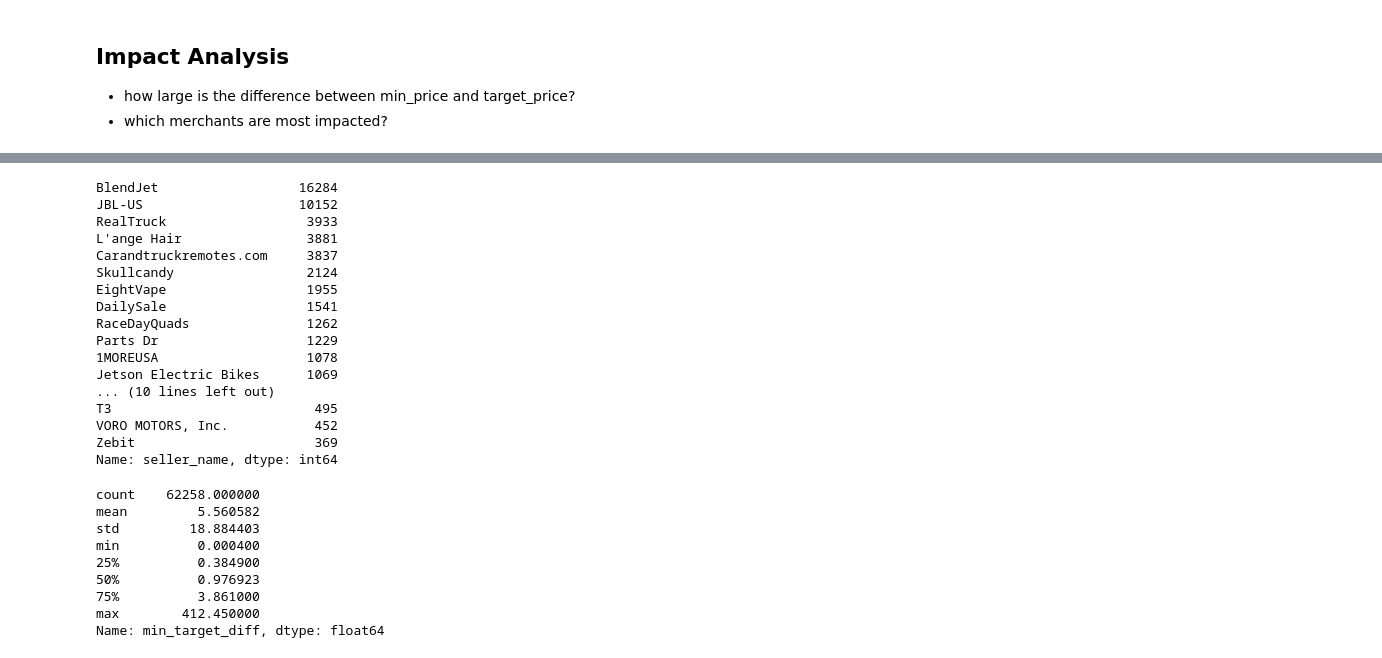
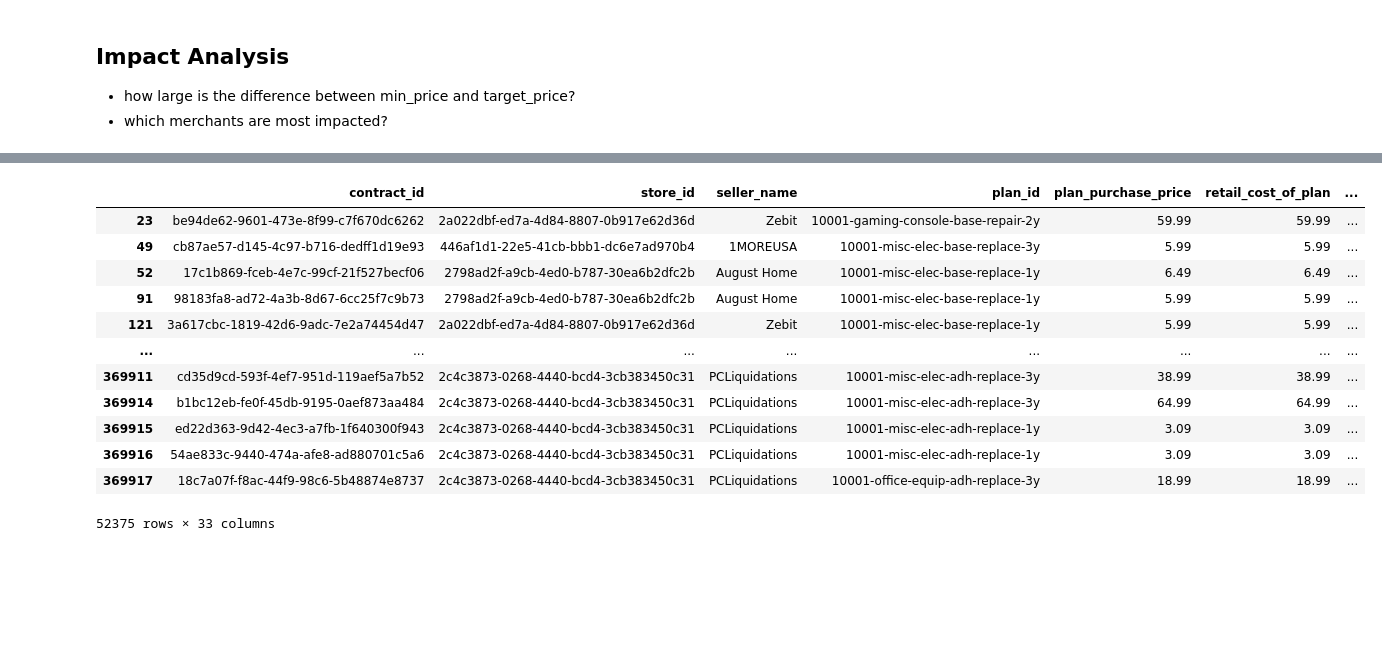
Before and after one commit to vhsieh3/analysis-tools, a Jupyter notebook: notebooks/Price Floor Analysis - Price from product_facts.ipynb, the cells around one changed output, grey strips where cells are left out. Saved outputs shown, nothing was run; the diff lists cells and outputs as text; code cells hidden in the pictures; blank space fills up the shorter version.

```diff
--- a/notebooks/Price Floor Analysis - Price from product_facts.ipynb
+++ b/notebooks/Price Floor Analysis - Price from product_facts.ipynb
@@ -278,0 +180,3 @@ array([5.49, 5.99, 6.49, 6.99, 7.49, 7.99, 8.49, 8.99, 9.49])
+# %%
+df_pf['min_price_rounded'] = df_pf['min_price_0.1'].apply(round_price)
+df_pf['retail_min_rounded_diff'] = abs(df_pf['retail_cost_of_plan'] - df_pf['min_price_rounded'])
@@ -278,0 +203,3 @@ array([5.49, 5.99, 6.49, 6.99, 7.49, 7.99, 8.49, 8.99, 9.49])
+# %%
+df_anom = df_pf[(df_pf['retail_target_diff'] < df_pf['retail_min_rounded_diff']) & (df_pf['retail_min_rounded_diff'] > 5)].sort_values(by='min_target_diff', ascending=False)
+df_anom[price_col+['min_price_rounded']].head()
@@ -278,0 +213,5 @@ array([5.49, 5.99, 6.49, 6.99, 7.49, 7.99, 8.49, 8.99, 9.49])
+# %%
+contracts_ex = df_anom['contract_id'].unique()
+# %%
+df_pf_final = df_pf[~df_pf['contract_id'].isin(contracts_ex)]
+len(df_pf_final)
@@ -315,32 +262,16 @@ df_pf_filt[col_list]
 # %%
-df_pf['seller_name'].value_counts().head(25)
+df_pf_final[df_pf_final['min_target_diff'] < 5] #['seller_name'].value_counts().head(10)
 # %% [output]
+|  | contract_id | store_id | seller_name | plan_id | plan_purchase_price | retail_cost_of_plan | ... |
+| 23 | be94de62-9601-473e-8f99-c7f670dc6262 | 2a022dbf-ed7a-4d84-8807-0b917e62d36d | Zebit | 10001-gaming-console-base-repair-2y | 59.99 | 59.99 | ... |
+| 49 | cb87ae57-d145-4c97-b716-dedff1d19e93 | 446af1d1-22e5-41cb-bbb1-dc6e7ad970b4 | 1MOREUSA | 10001-misc-elec-base-replace-3y | 5.99 | 5.99 | ... |
+| 52 | 17c1b869-fceb-4e7c-99cf-21f527becf06 | 2798ad2f-a9cb-4ed0-b787-30ea6b2dfc2b | August Home | 10001-misc-elec-base-replace-1y | 6.49 | 6.49 | ... |
+| 91 | 98183fa8-ad72-4a3b-8d67-6cc25f7c9b73 | 2798ad2f-a9cb-4ed0-b787-30ea6b2dfc2b | August Home | 10001-misc-elec-base-replace-1y | 5.99 | 5.99 | ... |
+| 121 | 3a617cbc-1819-42d6-9adc-7e2a74454d47 | 2a022dbf-ed7a-4d84-8807-0b917e62d36d | Zebit | 10001-misc-elec-base-replace-1y | 5.99 | 5.99 | ... |
+| ... | ... | ... | ... | ... | ... | ... | ... |
+| 369911 | cd35d9cd-593f-4ef7-951d-119aef5a7b52 | 2c4c3873-0268-4440-bcd4-3cb383450c31 | PCLiquidations | 10001-misc-elec-adh-replace-3y | 38.99 | 38.99 | ... |
+| 369914 | b1bc12eb-fe0f-45db-9195-0aef873aa484 | 2c4c3873-0268-4440-bcd4-3cb383450c31 | PCLiquidations | 10001-misc-elec-adh-replace-3y | 64.99 | 64.99 | ... |
+| 369915 | ed22d363-9d42-4ec3-a7fb-1f640300f943 | 2c4c3873-0268-4440-bcd4-3cb383450c31 | PCLiquidations | 10001-misc-elec-adh-replace-1y | 3.09 | 3.09 | ... |
+| 369916 | 54ae833c-9440-474a-afe8-ad880701c5a6 | 2c4c3873-0268-4440-bcd4-3cb383450c31 | PCLiquidations | 10001-misc-elec-adh-replace-1y | 3.09 | 3.09 | ... |
+| 369917 | 18c7a07f-f8ac-44f9-98c6-5b48874e8737 | 2c4c3873-0268-4440-bcd4-3cb383450c31 | PCLiquidations | 10001-office-equip-adh-replace-3y | 18.99 | 18.99 | ... |
-BlendJet                  16284
-JBL-US                    10152
-RealTruck                  3933
-L'ange Hair                3881
-Carandtruckremotes.com     3837
-Skullcandy                 2124
-EightVape                  1955
-DailySale                  1541
-RaceDayQuads               1262
-Parts Dr                   1229
-1MOREUSA                   1078
-Jetson Electric Bikes      1069
-... (10 lines left out)
-T3                          495
-VORO MOTORS, Inc.           452
-Zebit                       369
-Name: seller_name, dtype: int64
+52375 rows × 33 columns
-# %%
-df_pf['min_target_diff'].describe()
-# %% [output]
-count    62258.000000
-mean         5.560582
-std         18.884403
-min          0.000400
-25%          0.384900
-50%          0.976923
-75%          3.861000
-max        412.450000
-Name: min_target_diff, dtype: float64
```
Also changed, not shown: parts of 58 cells of this notebook, 2 other files.
